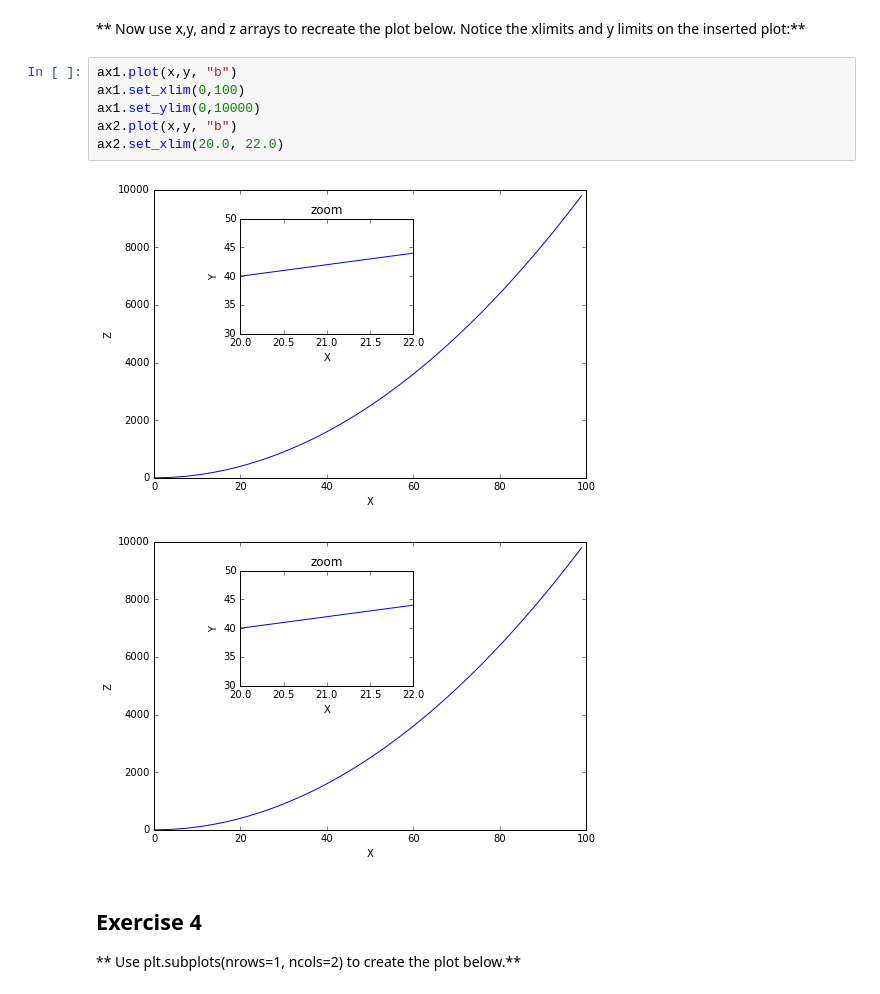
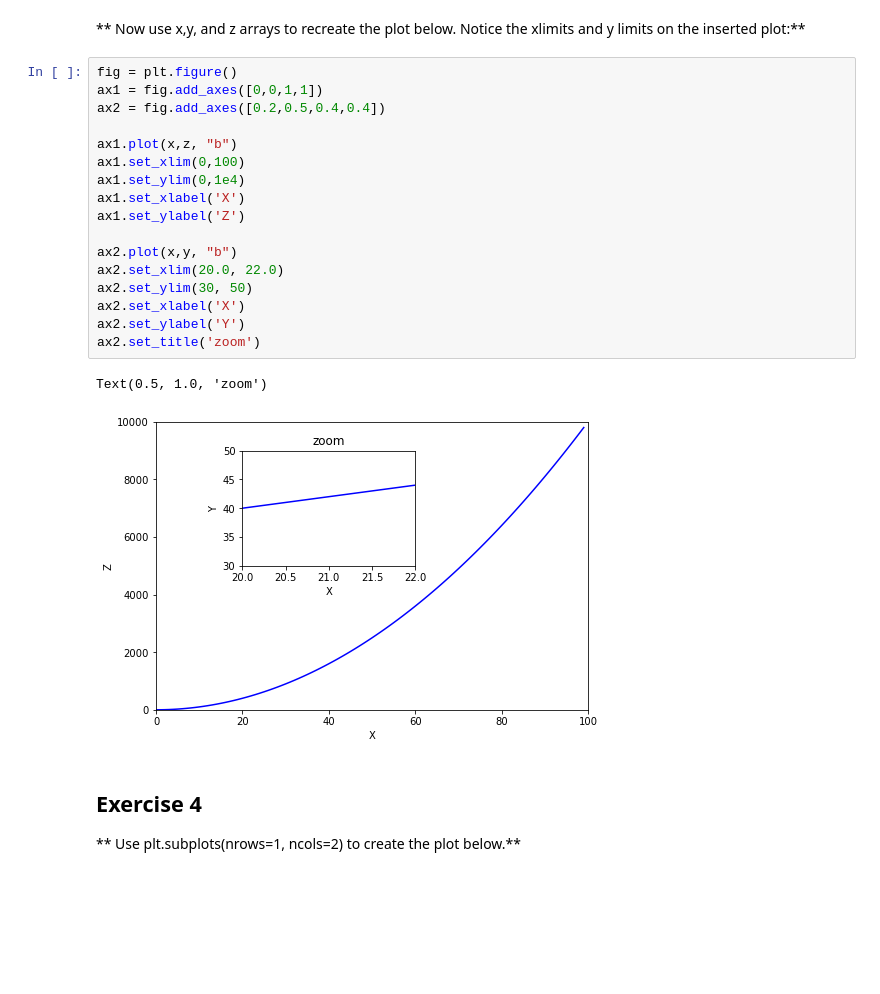
Before and after one commit to anirudhjayaraman/Python-DS-ML-Bootcamp, a Jupyter notebook: 05-Data-Visualization-with-Matplotlib/02-Matplotlib Exercises.ipynb, the cells around one changed output. Cells and saved outputs as stored; diff of their text form; blank space fills up the shorter version.

```diff
--- a/05-Data-Visualization-with-Matplotlib/02-Matplotlib Exercises.ipynb
+++ b/05-Data-Visualization-with-Matplotlib/02-Matplotlib Exercises.ipynb
@@ -82,14 +83,25 @@ ax2 = fig.add_axes([0.2,0.5,0.4,0.4])
 # %% [markdown]
 ** Now use x,y, and z arrays to recreate the plot below. Notice the xlimits and y limits on the inserted plot:**
 # %%
-ax1.plot(x,y, "b")
+fig = plt.figure()
+ax1 = fig.add_axes([0,0,1,1])
+ax2 = fig.add_axes([0.2,0.5,0.4,0.4])
+
+ax1.plot(x,z, "b")
 ax1.set_xlim(0,100)
-ax1.set_ylim(0,10000)
+ax1.set_ylim(0,1e4)
+ax1.set_xlabel('X')
+ax1.set_ylabel('Z')
+
 ax2.plot(x,y, "b")
 ax2.set_xlim(20.0, 22.0)
+ax2.set_ylim(30, 50)
+ax2.set_xlabel('X')
+ax2.set_ylabel('Y')
+ax2.set_title('zoom')
 # %% [output]
+Text(0.5, 1.0, 'zoom')
-[figure, old version]
+[figure, new version]
-[figure, removed]
 # %% [markdown]
 ## Exercise 4
 
```
Also changed, not shown: parts of 7 cells of this notebook, 5 other files.
